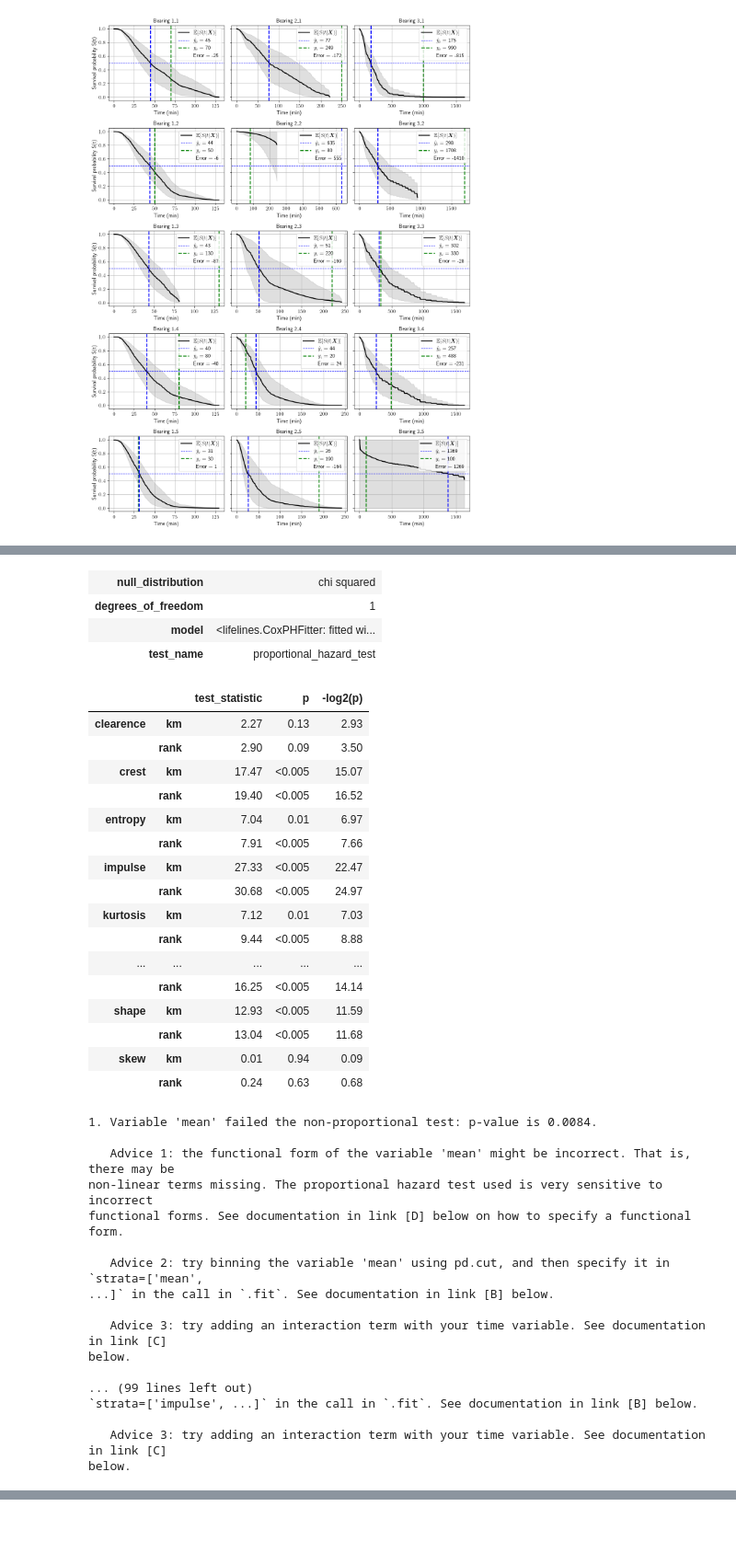
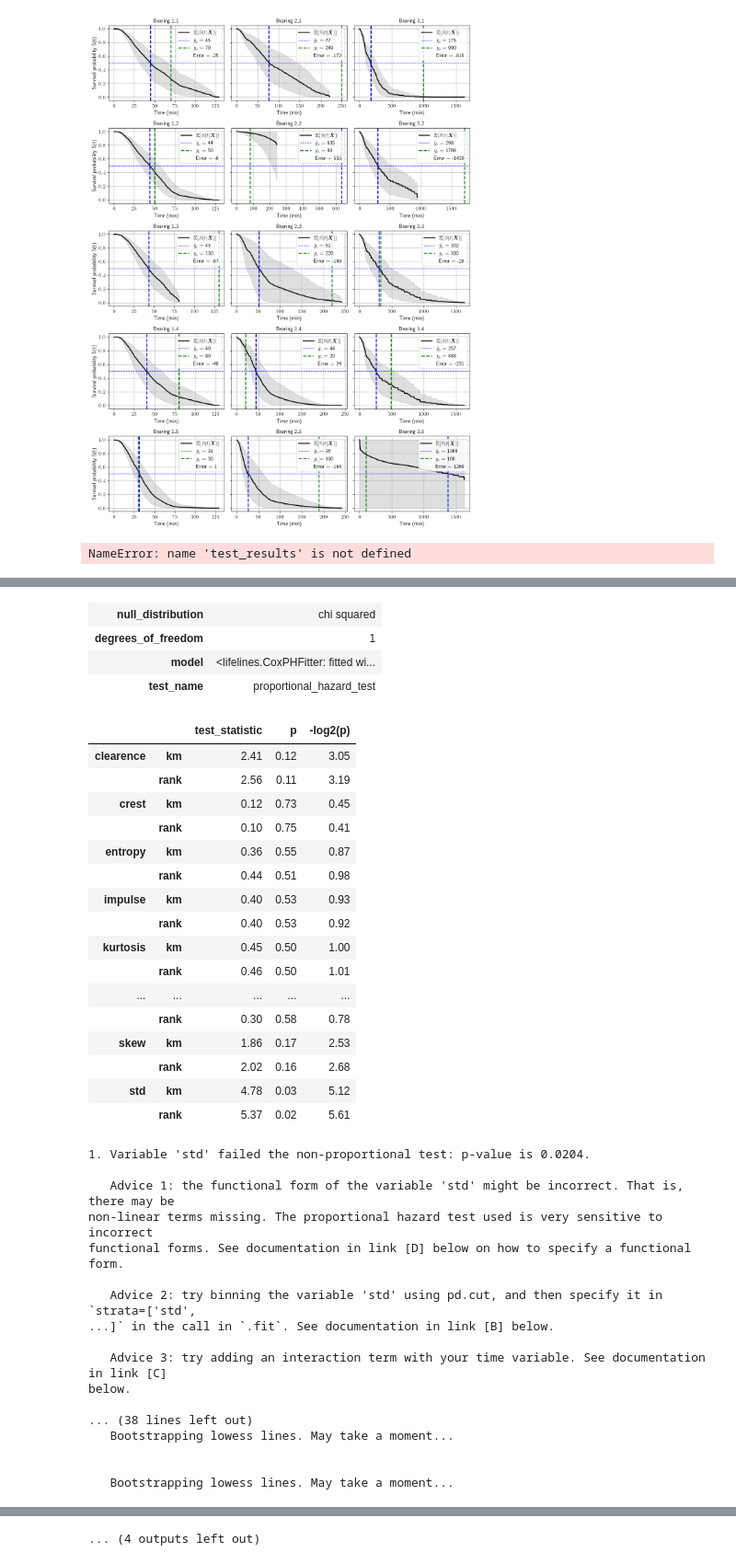
Before and after one commit to Zernez/PredictiveMaintenance, a Jupyter notebook: src/plot_surv_curves.ipynb, the cells around one changed output, grey strips where cells are left out. Shown at 92% size. Saved outputs shown, nothing was run; the diff lists cells and outputs as text; code cells hidden in the pictures; blank space fills up the shorter version.

Commit message:
Fixed printing nan results

```diff
--- a/src/plot_surv_curves.ipynb
+++ b/src/plot_surv_curves.ipynb
@@ -42,7 +42,7 @@ RESULT_PATH_XJTU= "../data/XJTU-SY/results/"
 
 NEW_DATASET = False
 DATASET = "xjtu"
-TYPE = "correlated"  # not_correlated
+TYPE = "bootstrap"  # not_correlated
 CONDITION_SELECTOR = 0 # 0, 1, 2
 PERCENTAGE = 0.1
 TEST_SIZE = 0.3
@@ -541,6 +547,10 @@ For bearing #40, event considered at the end of the recording
 {1: 249.7, 11: 80.0, 21: 220.0, 31: 20.0, 41: 190.0}
 {1: 990.0, 11: 1708.8, 21: 330.0, 31: 488.4, 41: 100.0}
 [figure]
+# %%
+test_results
+# %% [output]
+NameError: name 'test_results' is not defined
 # %%
 from lifelines import CoxPHFitter
 from typing import List, Optional, Dict, Any, Iterable
@@ -552,22 +562,22 @@ from lifelines.statistics import proportional_hazard_test, TimeTransformers
 from lifelines.utils import format_p_value
 from lifelines.utils.lowess import lowess
 
-cond = 2
+cond = 0
 X = data_container_X[cond][0].append(data_container_X[cond][1], ignore_index=True)
 X = X.append(data_container_X[cond][2], ignore_index=True)
 X = X.append(data_container_X[cond][3], ignore_index=True)
 X = X.append(data_container_X[cond][4], ignore_index=True)
 cph = CoxPHFitter() #penalizer= 0.0001
 #X_spec = X[['std', 'rms', 'clearence', 'entropy', 'Event', 'Survival_time']]
-#X_spec = X.loc[:, ~X.columns.isin(['Fca','Fi','Fo','Fr','Frp','FoH', 'FiH', 'FrH', 'FrpH', 'FcaH', 'noise'])]
-X_spec = X.loc[:, ~X.columns.isin(['Fca','Fi','Fo','Fr','Frp','FoH', 'FiH', 'FrH', 'FrpH', 'FcaH', 'noise', 'std'])]
+X_spec = X.loc[:, ~X.columns.isin(['Fca','Fi','Fo','Fr','Frp','FoH', 'FiH', 'FrH', 'FrpH', 'FcaH', 'noise'])]
+#X_spec = X.loc[:, ~X.columns.isin(['Fca','Fi','Fo','Fr','Frp','FoH', 'FiH', 'FrH', 'FrpH', 'FcaH', 'noise', 'std'])]
 #X_spec = X[['mean', 'clearence', 'Event', 'Survival_time']]
 cph.fit(X_spec, duration_col= "Survival_time", event_col= "Event")
 
 # Compute and plot PH
 training_df = X_spec
 advice = True
-show_plots = False
+show_plots = True
 p_value_threshold = 0.05
 plot_n_bootstraps = 15
 columns = None
@@ -703,46 +718,46 @@ for variable in cph.params_.index.intersection(columns or cph.params_.index):
 The ``p_value_threshold`` is set at 0.05. Even under the null hypothesis of no violations, some
 covariates will be below the threshold by chance. This is compounded when there are many covariates.
 Similarly, when there are lots of observations, even minor deviances from the proportional hazard
 assumption will be flagged.
 
 With that in mind, it's best to use a combination of statistical tests and visual tests to determine
 the most serious violations. Produce visual plots using ``check_assumptions(..., show_plots=True)``
 and looking for non-constant lines. See link [A] below for a full example.
 | null_distribution | chi squared |
 | degrees_of_freedom | 1 |
 | model | <lifelines.CoxPHFitter: fitted wi... |
 | test_name | proportional_hazard_test |
 |  |  | test_statistic | p | -log2(p) |
-| clearence | km | 2.27 | 0.13 | 2.93 |
-|  | rank | 2.90 | 0.09 | 3.50 |
-| crest | km | 17.47 | <0.005 | 15.07 |
-|  | rank | 19.40 | <0.005 | 16.52 |
-| entropy | km | 7.04 | 0.01 | 6.97 |
-|  | rank | 7.91 | <0.005 | 7.66 |
-| impulse | km | 27.33 | <0.005 | 22.47 |
-|  | rank | 30.68 | <0.005 | 24.97 |
-| kurtosis | km | 7.12 | 0.01 | 7.03 |
-|  | rank | 9.44 | <0.005 | 8.88 |
+| clearence | km | 2.41 | 0.12 | 3.05 |
+|  | rank | 2.56 | 0.11 | 3.19 |
+| crest | km | 0.12 | 0.73 | 0.45 |
+|  | rank | 0.10 | 0.75 | 0.41 |
+| entropy | km | 0.36 | 0.55 | 0.87 |
+|  | rank | 0.44 | 0.51 | 0.98 |
+| impulse | km | 0.40 | 0.53 | 0.93 |
+|  | rank | 0.40 | 0.53 | 0.92 |
+| kurtosis | km | 0.45 | 0.50 | 1.00 |
+|  | rank | 0.46 | 0.50 | 1.01 |
 | ... | ... | ... | ... | ... |
-|  | rank | 16.25 | <0.005 | 14.14 |
-| shape | km | 12.93 | <0.005 | 11.59 |
-|  | rank | 13.04 | <0.005 | 11.68 |
-| skew | km | 0.01 | 0.94 | 0.09 |
-|  | rank | 0.24 | 0.63 | 0.68 |
+|  | rank | 0.30 | 0.58 | 0.78 |
+| skew | km | 1.86 | 0.17 | 2.53 |
+|  | rank | 2.02 | 0.16 | 2.68 |
+| std | km | 4.78 | 0.03 | 5.12 |
+|  | rank | 5.37 | 0.02 | 5.61 |
-1. Variable 'mean' failed the non-proportional test: p-value is 0.0084.
+1. Variable 'std' failed the non-proportional test: p-value is 0.0204.
 
-   Advice 1: the functional form of the variable 'mean' might be incorrect. That is, there may be
+   Advice 1: the functional form of the variable 'std' might be incorrect. That is, there may be
 non-linear terms missing. The proportional hazard test used is very sensitive to incorrect
 functional forms. See documentation in link [D] below on how to specify a functional form.
 
-   Advice 2: try binning the variable 'mean' using pd.cut, and then specify it in `strata=['mean',
+   Advice 2: try binning the variable 'std' using pd.cut, and then specify it in `strata=['std',
 ...]` in the call in `.fit`. See documentation in link [B] below.
 
    Advice 3: try adding an interaction term with your time variable. See documentation in link [C]
 below.
 
-... (99 lines left out)
-`strata=['impulse', ...]` in the call in `.fit`. See documentation in link [B] below.
+... (38 lines left out)
+   Bootstrapping lowess lines. May take a moment...
 
-   Advice 3: try adding an interaction term with your time variable. See documentation in link [C]
-below.
+
+   Bootstrapping lowess lines. May take a moment...
@@ -748,0 +772 @@ below.
+... (4 outputs left out)
```
Also changed, not shown: parts of 3 cells of this notebook, 2 other files.
